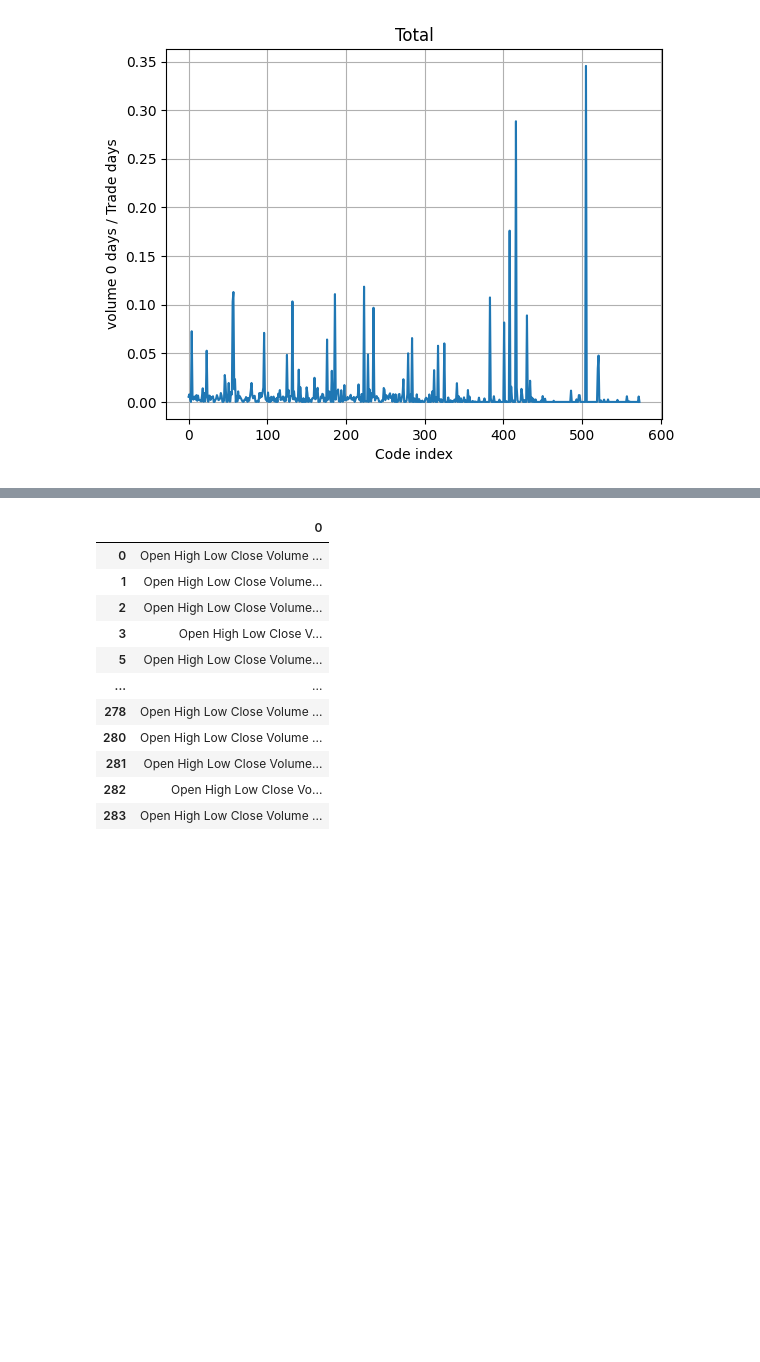
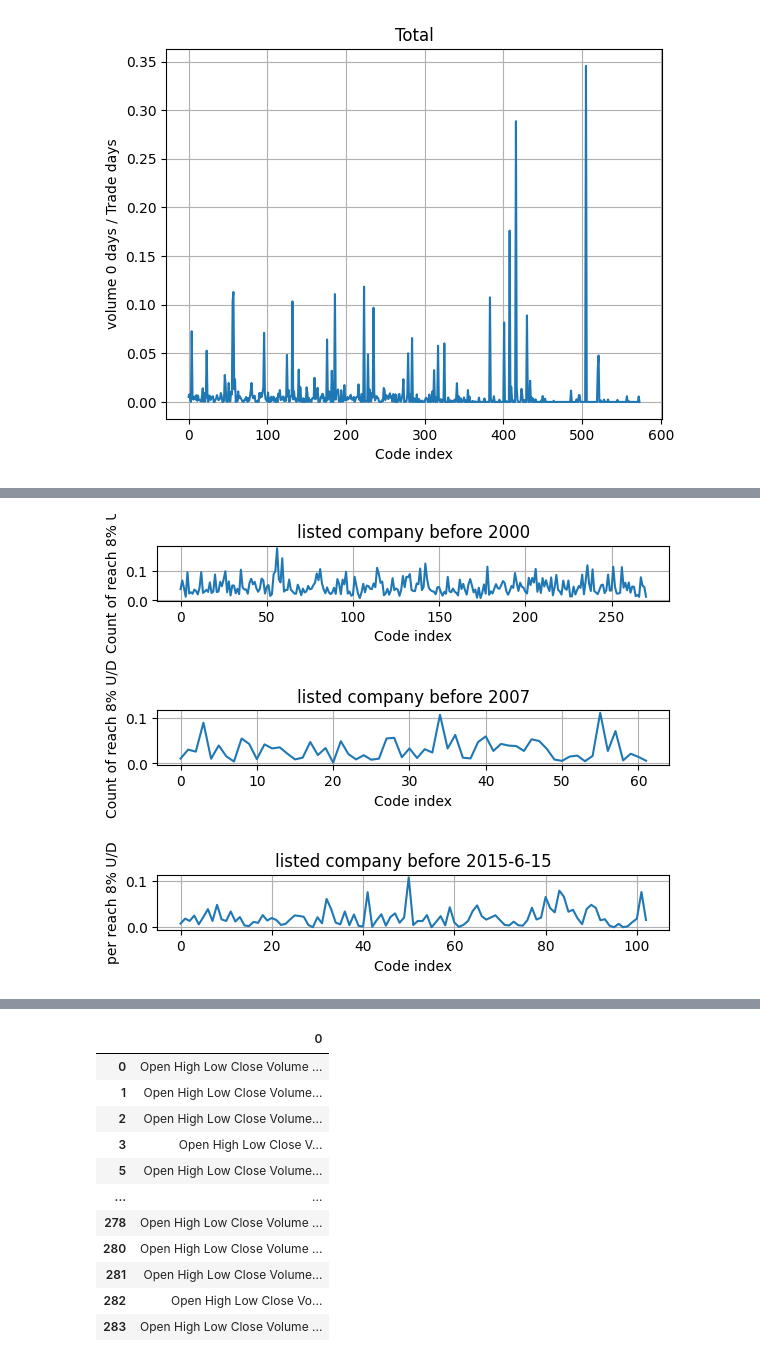
Before and after one commit to Hy-MDL/DB, a Jupyter notebook: Total copy.ipynb, the cells around one changed output, grey strips where cells are left out. Drawn from its saved outputs; the diff is of its cells as text; code cells hidden in the pictures; blank space fills up the shorter version.

```diff
--- a/Total copy.ipynb
+++ b/Total copy.ipynb
@@ -188,0 +191,5 @@ df_Kr4.drop(index4 ,axis='index', inplace=True)
+# %%
+df_Kr1.reset_index(drop=True,inplace=True)
+df_Kr2.reset_index(drop=True,inplace=True)
+df_Kr3.reset_index(drop=True,inplace=True)
+df_Kr4.reset_index(drop=True,inplace=True)
@@ -205 +227,43 @@ df_Kr1[0].iloc[270].loc[:'2015-6-15']
 4105 rows × 7 columns
+# %%
+kr_ft_15_TB_1 =[]
+kr_ft_15_TB_2 =[]
+kr_ft_15_TB_3 =[]
+kr_ft_15_TB =[]
+
+for i in range(len(df_Kr1)):
+    kr_ft_15_TB_1.append(len(kr1[i].loc[:'2015-6-15'][(kr1[i].loc[:'2015-6-15']['Change']>0.08) | (kr1[i].loc[:'2015-6-15']['Change']< -0.08)])/len(kr1[i].loc[:'2015-6-15']))
+
+for i in range(len(df_Kr2)):
+    kr_ft_15_TB_2.append(len(kr2[i].loc[:'2015-6-15'][(kr2[i].loc[:'2015-6-15']['Change']>0.08) | (kr2[i].loc[:'2015-6-15']['Change']< -0.08)])/len(kr2[i].loc[:'2015-6-15']))
+
+for i in range(len(df_Kr3)):
+    kr_ft_15_TB_3.append(len(kr3[i].loc[:'2015-6-15'][(kr3[i].loc[:'2015-6-15']['Change']>0.08) | (kr3[i].loc[:'2015-6-15']['Change']< -0.08)])/len(kr3[i].loc[:'2015-6-15']))
+
+kr_ft_15_TB = pd.concat([pd.DataFrame(kr_ft_15_TB_1),pd.DataFrame(kr_ft_15_TB_2),pd.DataFrame(kr_ft_15_TB_3)])
+kr_ft_15_TB_d = pd.concat([pd.DataFrame(kr_ft_15_TB_1),pd.DataFrame(kr_ft_15_TB_2),pd.DataFrame(kr_ft_15_TB_3)],axis=1)
+plt.subplot(3, 1, 1)
+plt.plot(pd.DataFrame(kr_ft_15_TB_1))
+plt.title('listed company before 2000')
+plt.xlabel('Code index')
+plt.ylabel('Count of reach 8% U/D')
+plt.grid()
+
+plt.subplot(3, 1, 2)
+plt.plot(pd.DataFrame(kr_ft_15_TB_2))
+plt.title('listed company before 2007')
+plt.xlabel('Code index')
+plt.ylabel('Count of reach 8% U/D')
+plt.grid()
+
+plt.subplot(3, 1, 3)
+plt.plot(pd.DataFrame(kr_ft_15_TB_3))
+plt.title('listed company before 2015-6-15')
+plt.xlabel('Code index')
+plt.ylabel('per reach 8% U/D')
+plt.grid()
+
+plt.subplots_adjust(left=0.1, bottom=0.1, right=0.9, top=0.9, wspace=0.5, hspace=2)
+plt.show()
+# %% [output]
+[figure, added]
```
Also changed, not shown: parts of 19 cells of this notebook.
